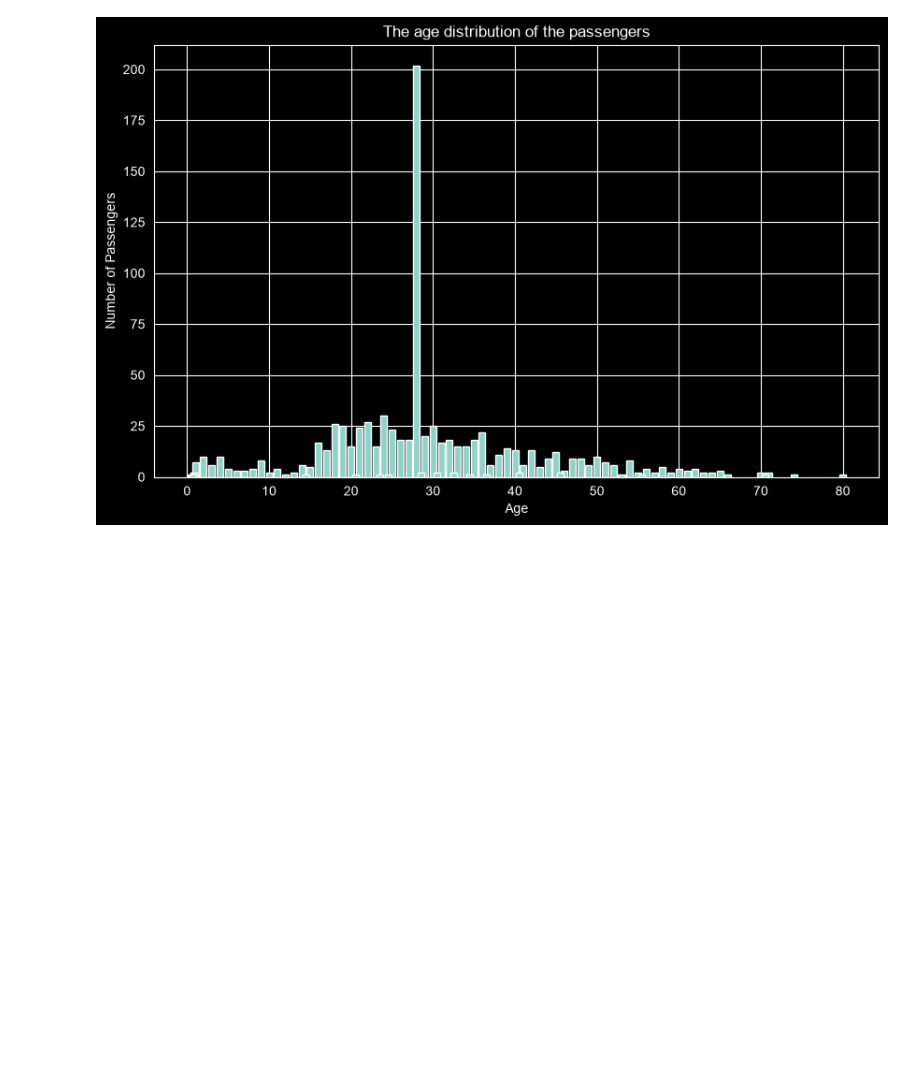
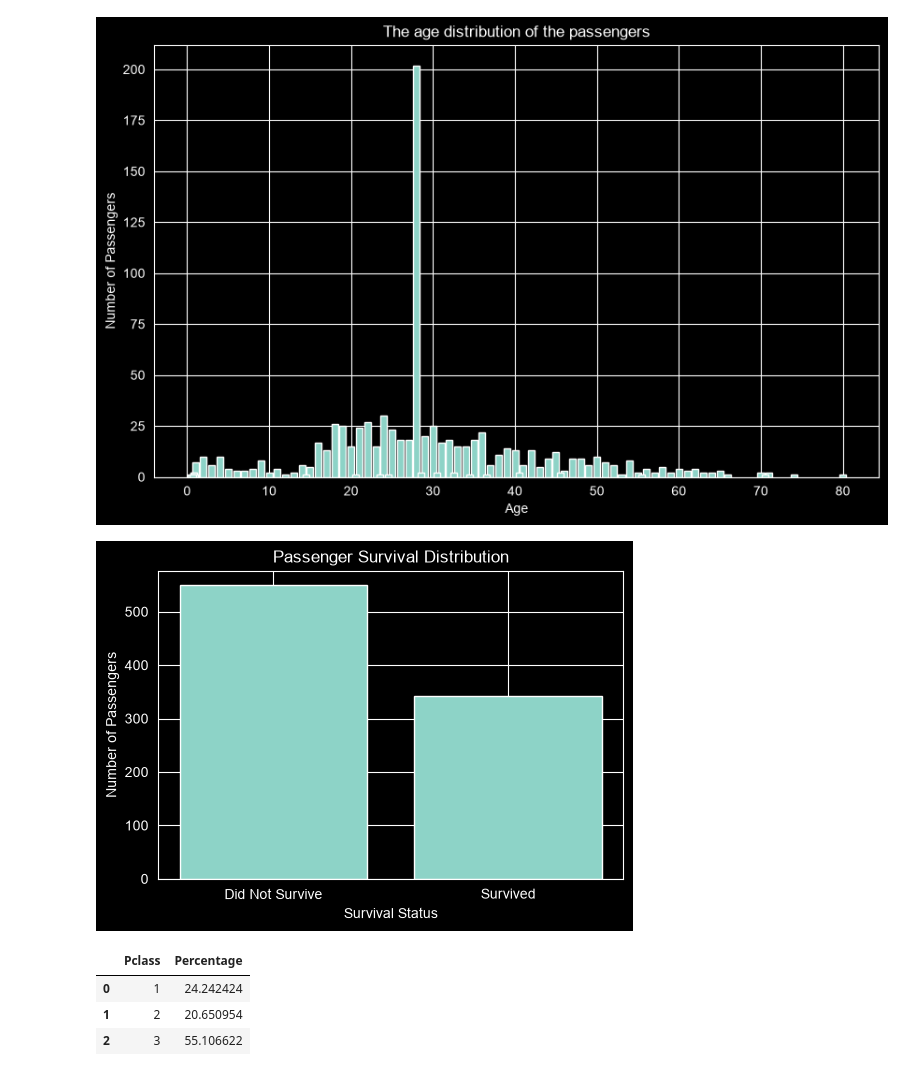
Before and after one commit to masoudtjaik/Data-Analysis-Project-TITANIC, a Jupyter notebook: titanic.ipynb, the cells around one changed output. Cells and saved outputs as stored; diff of their text form; code cells hidden in the pictures; blank space fills up the shorter version.

Commit message:
add survival and passenger class distribution analysis

```diff
--- a/titanic.ipynb
+++ b/titanic.ipynb
@@ -196,3 +196,47 @@ plt.ylabel('Number of Passengers')
 plt.show()
 # %% [output]
 [figure]
+# %%
+survival_count = (
+    df['Survived']
+    .value_counts()
+    .sort_index()
+    .reset_index(name='Passenger_Count')
+)
+
+survival_count.columns = ['Survived', 'Passenger_Count']
+survival_count['Survived'] = survival_count['Survived'].map({
+    0: 'Did Not Survive',
+    1: 'Survived'
+})
+plt.figure(figsize=(6,4))
+
+plt.bar(
+    survival_count['Survived'],
+    survival_count['Passenger_Count']
+)
+
+plt.title('Passenger Survival Distribution')
+plt.xlabel('Survival Status')
+plt.ylabel('Number of Passengers')
+
+plt.show()
+# %% [output]
+[figure, added]
+# %%
+class_distribution = (
+    df['Pclass']
+    .value_counts(normalize=True)
+    .sort_index()
+    .reset_index(name='Percentage')
+)
+
+class_distribution.columns = ['Pclass', 'Percentage']
+class_distribution['Percentage'] = class_distribution['Percentage'] * 100
+
+class_distribution
+# %% [output]
+|  | Pclass | Percentage |
+| 0 | 1 | 24.242424 |
+| 1 | 2 | 20.650954 |
+| 2 | 3 | 55.106622 |
```
Also changed, not shown: parts of 1 cell of this notebook.
